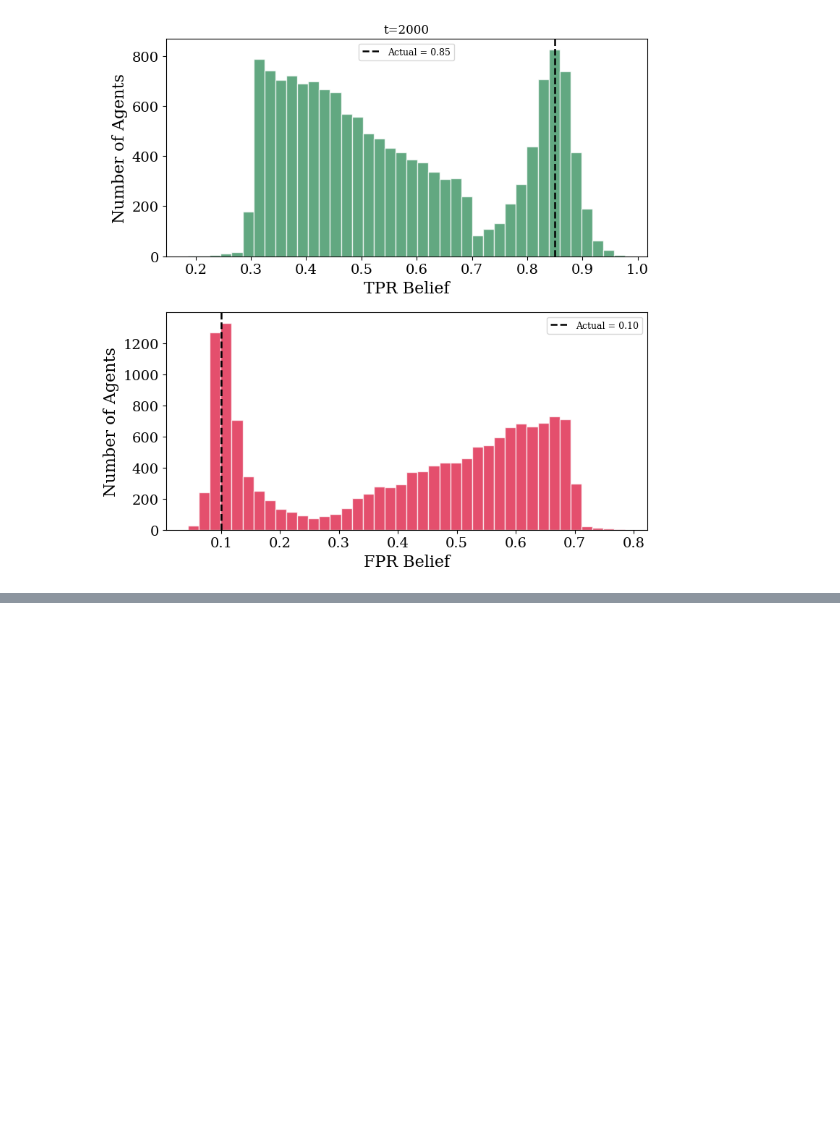
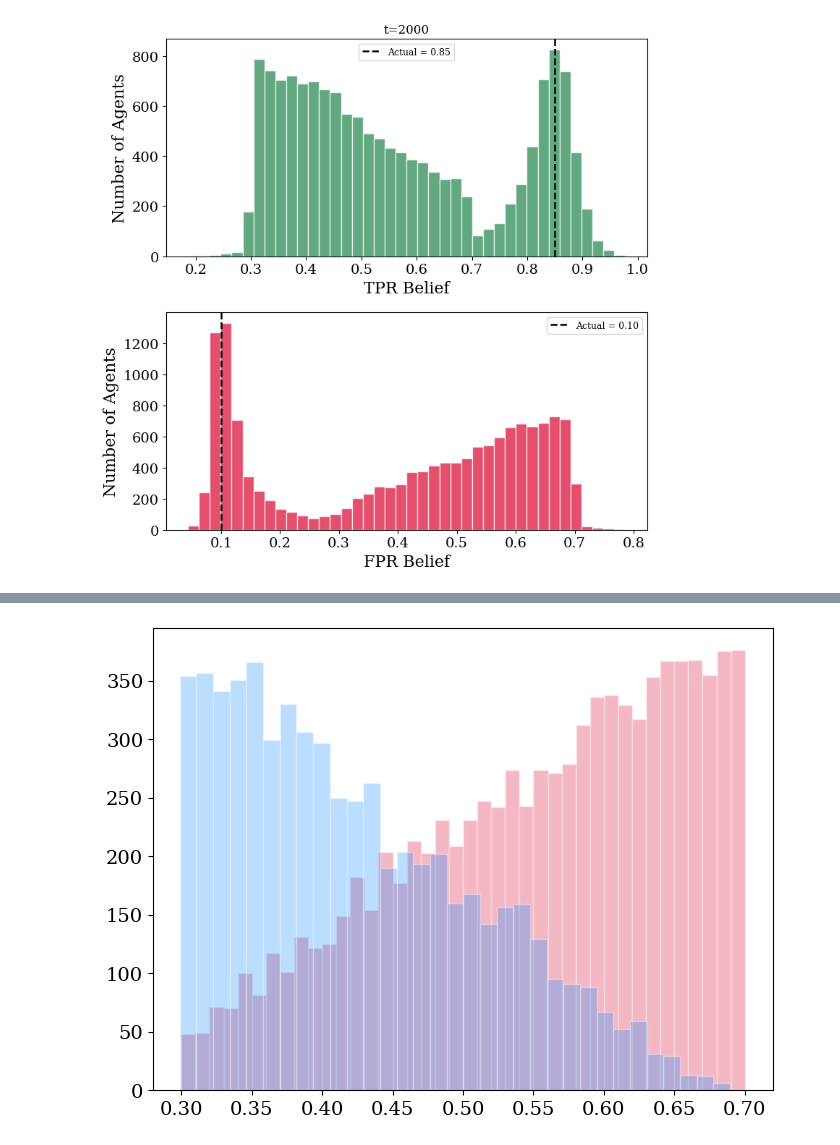
Before and after one commit to charlesaugdupont/deepfake-percolation, a Jupyter notebook: notebooks/burnin-results.ipynb, the cells around one changed output, grey strips where cells are left out. Cells and saved outputs as stored; diff of their text form; code cells hidden in the pictures; blank space fills up the shorter version.

```diff
--- a/notebooks/burnin-results.ipynb
+++ b/notebooks/burnin-results.ipynb
@@ -95,4 +100,5 @@ plt.show()
 # %% [output]
 [figure]
 # %%
-chunk = snap_df[snap_df["cascade_id"] == t]
+start = snap_df[snap_df["cascade_id"]==1]
+end = snap_df[snap_df["cascade_id"]==2000]
@@ -120,0 +123,16 @@ plt.show()
+# %%
+not_verifying = end[end["verify_count"]==0]
+verifying = end[end["verify_count"]!=0]
+
+idx_not_verifying = not_verifying[["rep_id", "node_id"]]
+idx_verifying = verifying[["rep_id", "node_id"]]
+
+start_not_verifying = start.merge(idx_not_verifying, on=["rep_id", "node_id"])
+start_verifying = start.merge(idx_verifying, on=["rep_id", "node_id"])
+# %%
+plt.hist(start_not_verifying["fpr_mean"], bins=40, color="crimson", alpha=0.3, edgecolor="white")
+plt.hist(start_verifying["fpr_mean"], bins=40, color="dodgerblue", alpha=0.3, edgecolor="white")
+plt.xlim(0.28, 0.72)
+plt.show()
+# %% [output]
+[figure, added]
```
Also changed, not shown: parts of 12 cells of this notebook, 2 other files.
